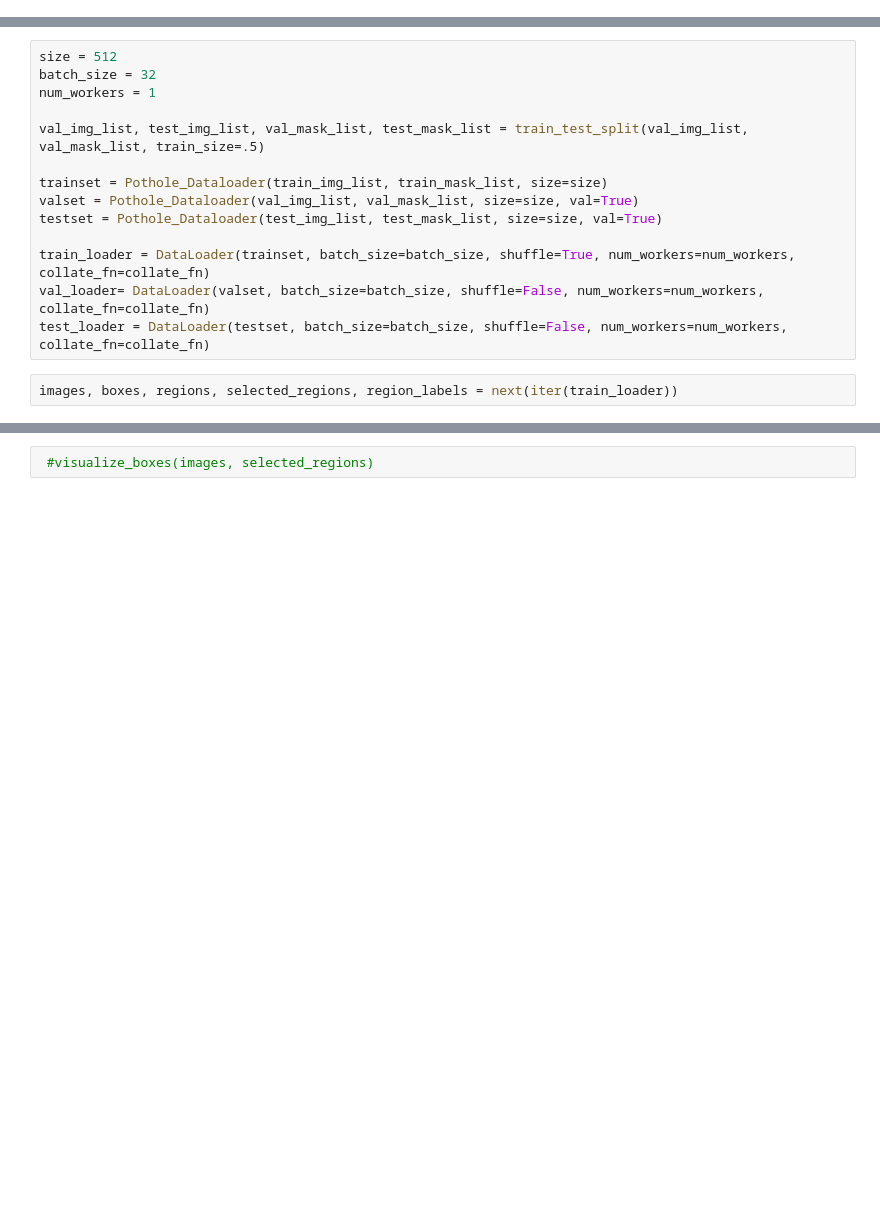
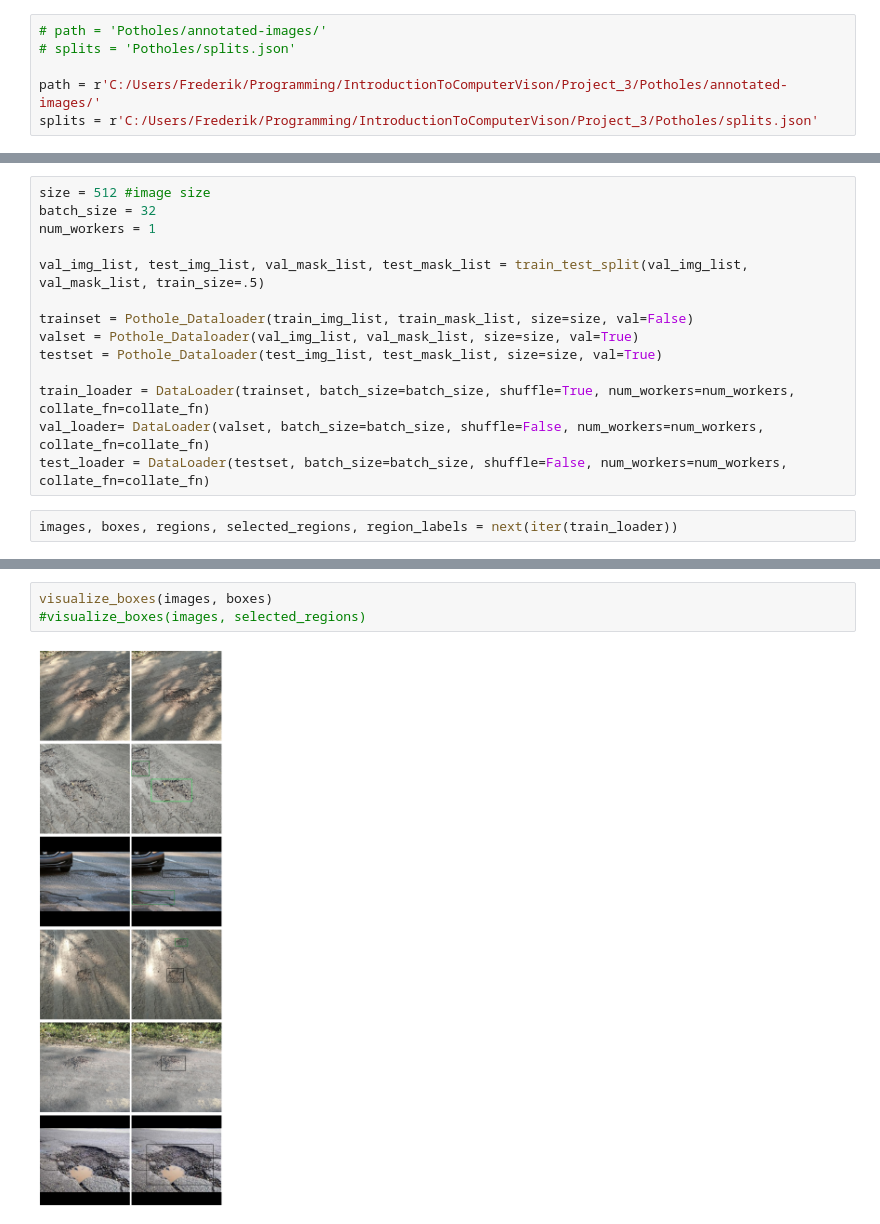
Before and after one commit to dedelstein/DeepL_CV_proj_3, a Jupyter notebook: cnns.ipynb, the cells around one changed output, grey strips where cells are left out. Saved outputs shown, nothing was run; the diff lists cells and outputs as text; blank space fills up the shorter version.

```diff
--- a/cnns.ipynb
+++ b/cnns.ipynb
@@ -4,3 +1,9 @@ splits = 'Potholes/splits.json'
+# %%
+# path = 'Potholes/annotated-images/'
+# splits = 'Potholes/splits.json'
+
+path = r'C:/Users/Frederik/Programming/IntroductionToComputerVison/Project_3/Potholes/annotated-images/'
+splits = r'C:/Users/Frederik/Programming/IntroductionToComputerVison/Project_3/Potholes/splits.json'
 # %%
 import torch
 import torch.nn as nn
@@ -325,11 +326,11 @@ val_img_list = [filename.replace('xml', 'jpg') for filename in val_mask_list]
 # %%
-size = 512
+size = 512 #image size
 batch_size = 32
 num_workers = 1
 
 val_img_list, test_img_list, val_mask_list, test_mask_list = train_test_split(val_img_list, val_mask_list, train_size=.5)
 
-trainset = Pothole_Dataloader(train_img_list, train_mask_list, size=size)
+trainset = Pothole_Dataloader(train_img_list, train_mask_list, size=size, val=False)
 valset = Pothole_Dataloader(val_img_list, val_mask_list, size=size, val=True)
 testset = Pothole_Dataloader(test_img_list, test_mask_list, size=size, val=True)
 
@@ -341,5 +346,8 @@ images, boxes, regions, selected_regions, region_labels = next(iter(train_loader
 # %%
- #visualize_boxes(images, selected_regions)
+visualize_boxes(images, boxes)
+#visualize_boxes(images, selected_regions)
+# %% [output]
+[figure, added]
 # %%
 import torch
 import torch.nn as nn
```
Also changed, not shown: parts of 6 cells of this notebook.
